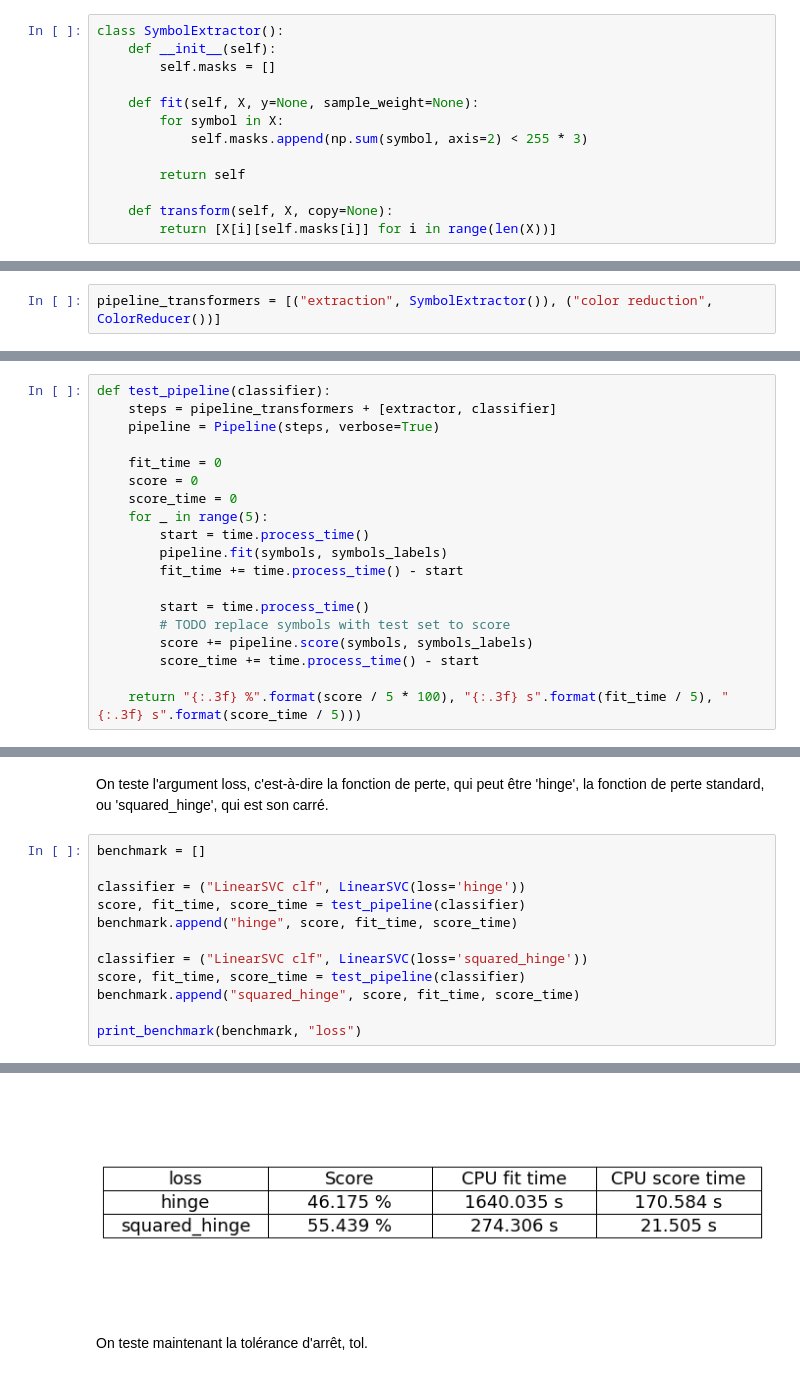
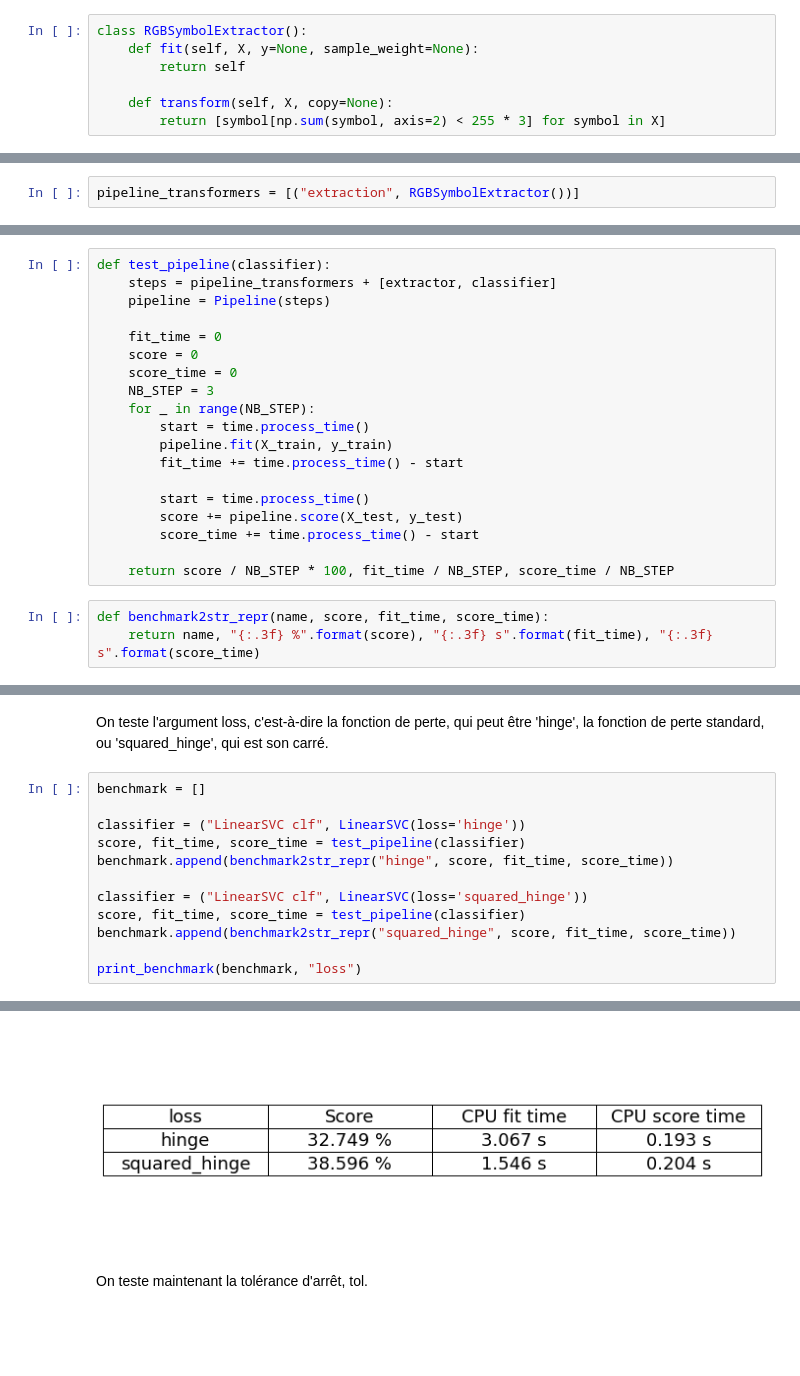
Before and after one commit to Fir0x/Dobble-referee, a Jupyter notebook: notebooks/classifier_optimization.ipynb, the cells around one changed output, grey strips where cells are left out. Cells and saved outputs as stored; diff of their text form; blank space fills up the shorter version.

Commit message:
feat: optimizations graph processed

```diff
--- a/notebooks/classifier_optimization.ipynb
+++ b/notebooks/classifier_optimization.ipynb
@@ -42,13 +45,7 @@ symbols_labels = np.array([re.search(".+/([0-9]{2})/.+\.png", symbol_file).group
 # %%
-class SymbolExtractor():
-    def __init__(self):
-        self.masks = []
-
+class RGBSymbolExtractor():
     def fit(self, X, y=None, sample_weight=None):
-        for symbol in X:
-            self.masks.append(np.sum(symbol, axis=2) < 255 * 3)
-
         return self
 
     def transform(self, X, copy=None):
-        return [X[i][self.masks[i]] for i in range(len(X))]
+        return [symbol[np.sum(symbol, axis=2) < 255 * 3] for symbol in X]
@@ -104,7 +72,7 @@ class ColorHistogram():
 
         return histograms
 # %%
-pipeline_transformers = [("extraction", SymbolExtractor()), ("color reduction", ColorReducer())]
+pipeline_transformers = [("extraction", RGBSymbolExtractor())]
 # %%
 extractor = ("color histogram", ColorHistogram())
 # %% [markdown]
@@ -116,22 +84,25 @@ import matplotlib.pyplot as plt
 # %%
 def test_pipeline(classifier):
     steps = pipeline_transformers + [extractor, classifier]
-    pipeline = Pipeline(steps, verbose=True)
+    pipeline = Pipeline(steps)
 
     fit_time = 0
     score = 0
     score_time = 0
-    for _ in range(5):
+    NB_STEP = 3
+    for _ in range(NB_STEP):
         start = time.process_time()
-        pipeline.fit(symbols, symbols_labels)
+        pipeline.fit(X_train, y_train)
         fit_time += time.process_time() - start
 
         start = time.process_time()
-        # TODO replace symbols with test set to score
-        score += pipeline.score(symbols, symbols_labels)
+        score += pipeline.score(X_test, y_test)
         score_time += time.process_time() - start
 
-    return "{:.3f} %".format(score / 5 * 100), "{:.3f} s".format(fit_time / 5), "{:.3f} s".format(score_time / 5)))
+    return score / NB_STEP * 100, fit_time / NB_STEP, score_time / NB_STEP
+# %%
+def benchmark2str_repr(name, score, fit_time, score_time):
+    return name, "{:.3f} %".format(score), "{:.3f} s".format(fit_time), "{:.3f} s".format(score_time)
 # %%
 def print_benchmark(benchmark, arg_name):
     fig, ax =plt.subplots()
@@ -158,11 +129,11 @@ benchmark = []
 
 classifier = ("LinearSVC clf", LinearSVC(loss='hinge'))
 score, fit_time, score_time = test_pipeline(classifier)
-benchmark.append("hinge", score, fit_time, score_time)
+benchmark.append(benchmark2str_repr("hinge", score, fit_time, score_time))
 
 classifier = ("LinearSVC clf", LinearSVC(loss='squared_hinge'))
 score, fit_time, score_time = test_pipeline(classifier)
-benchmark.append("squared_hinge", score, fit_time, score_time)
+benchmark.append(benchmark2str_repr("squared_hinge", score, fit_time, score_time))
 
 print_benchmark(benchmark, "loss")
 # %% [output]
@@ -209,4 +140,4 @@ print_benchmark(benchmark, "loss")
-[figure, old version]
+[figure, new version]
 # %% [markdown]
 On teste maintenant la tolérance d'arrêt, tol.
 # %%
```
Also changed, not shown: parts of 12 cells of this notebook.
